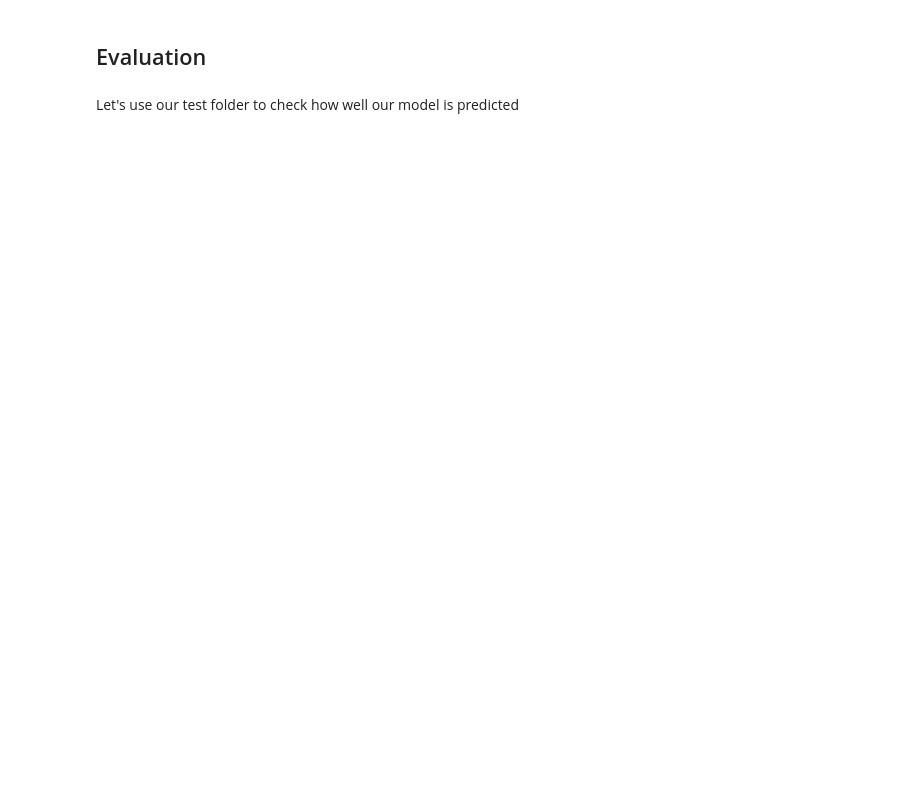
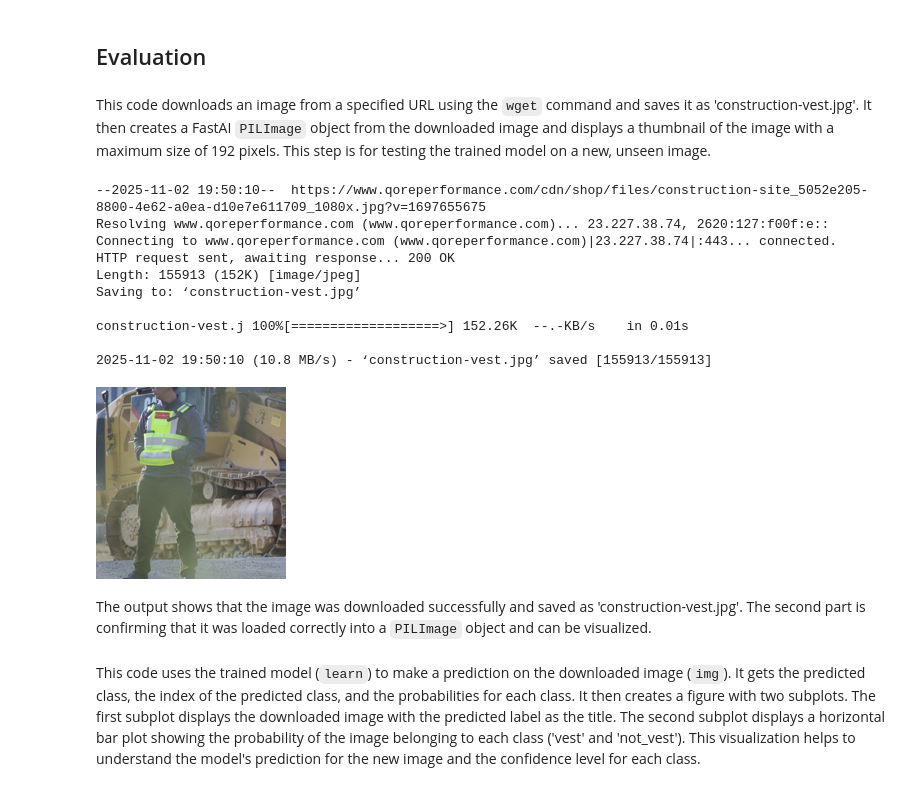
Before and after one commit to TheCong07/data-5100-foundations-of-data-science, a Jupyter notebook: classification/code/safety_vest_classification.ipynb, the cells around one changed output. Drawn from its saved outputs; the diff is of its cells as text; code cells hidden in the pictures; blank space fills up the shorter version.

```diff
--- a/classification/code/safety_vest_classification.ipynb
+++ b/classification/code/safety_vest_classification.ipynb
@@ -188,4 +177,29 @@ plt.show()
 # %% [markdown]
 ## Evaluation
-# %% [markdown]
-Let's use our test folder to check how well our model is predicted
+# %% [markdown]
+This code downloads an image from a specified URL using the `wget` command and saves it as 'construction-vest.jpg'. It then creates a FastAI `PILImage` object from the downloaded image and displays a thumbnail of the image with a maximum size of 192 pixels. This step is for testing the trained model on a new, unseen image.
+# %%
+# Download the image
+!wget https://www.qoreperformance.com/cdn/shop/files/construction-site_5052e205-8800-4e62-a0ea-d10e7e611709_1080x.jpg?v=1697655675 -O construction-vest.jpg
+
+# create the image
+img = PILImage.create('construction-vest.jpg')
+
+# plot the image
+img.to_thumb(192)
+# %% [output]
+--2025-11-02 19:50:10--  https://www.qoreperformance.com/cdn/shop/files/construction-site_5052e205-8800-4e62-a0ea-d10e7e611709_1080x.jpg?v=1697655675
+Resolving www.qoreperformance.com (www.qoreperformance.com)... 23.227.38.74, 2620:127:f00f:e::
+Connecting to www.qoreperformance.com (www.qoreperformance.com)|23.227.38.74|:443... connected.
+HTTP request sent, awaiting response... 200 OK
+Length: 155913 (152K) [image/jpeg]
+Saving to: ‘construction-vest.jpg’
+
+construction-vest.j 100%[===================>] 152.26K  --.-KB/s    in 0.01s
+
+2025-11-02 19:50:10 (10.8 MB/s) - ‘construction-vest.jpg’ saved [155913/155913]
+[figure, added]
+# %% [markdown]
+The output shows that the image was downloaded successfully and saved as 'construction-vest.jpg'. The second part is confirming that it was loaded correctly into a `PILImage` object and can be visualized.
+# %% [markdown]
+This code uses the trained model (`learn`) to make a prediction on the downloaded image (`img`). It gets the predicted class, the index of the predicted class, and the probabilities for each class. It then creates a figure with two subplots. The first subplot displays the downloaded image with the predicted label as the title. The second subplot displays a horizontal bar plot showing the probability of the image belonging to each class ('vest' and 'not_vest'). This visualization helps to understand the model's prediction for the new image and the confidence level for each class.
```
Also changed, not shown: parts of 66 cells of this notebook, 3 other files.
